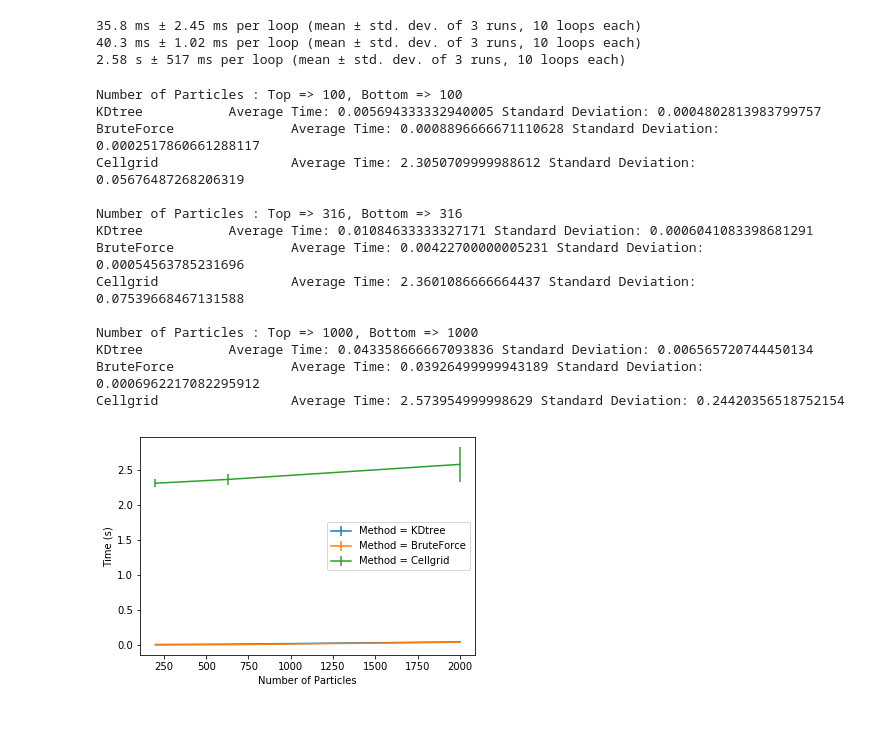
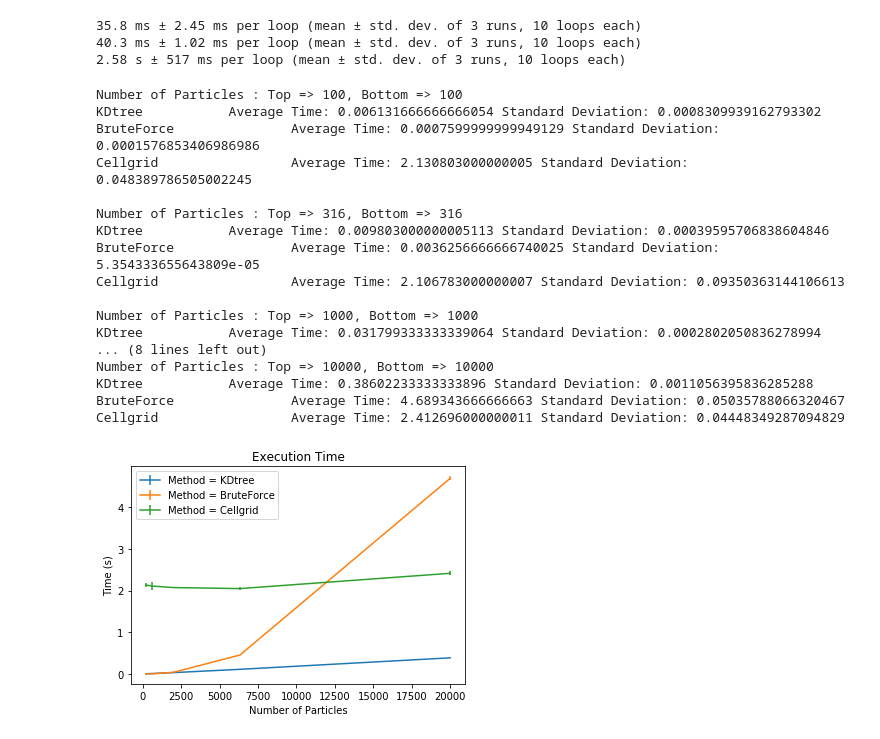
Before and after one commit to seb-buch/Benchmarks_Distance, a Jupyter notebook: Notebooks/BM_Selection_Slab.ipynb, the cells around one changed output. Drawn from its saved outputs; the diff is of its cells as text; code cells hidden in the pictures.

```diff
--- a/Notebooks/BM_Selection_Slab.ipynb
+++ b/Notebooks/BM_Selection_Slab.ipynb
@@ -69,7 +69,7 @@ box = np.array([100,100,100,90,90,90],dtype=np.float32)
 slabheight = box[2]/2.
 new_box = box.copy()
 new_box[2] = slabheight
-N = np.logspace(2,3,num=3,dtype='int32') #Both Nprotein,Nsolvent
+N = np.logspace(2,4,num=5,dtype='int32') #Both Nprotein,Nsolvent
 maxdist = 6.0
 # %%
 ##Benchmarks
@@ -90,29 +90,33 @@ for idx,value in enumerate(N):
     print()
 # %% [output]
 Number of Particles : Top => 100, Bottom => 100
-KDtree           Average Time: 0.005694333332940005 Standard Deviation: 0.0004802813983799757
-BruteForce               Average Time: 0.0008896666671110628 Standard Deviation: 0.0002517860661288117
-Cellgrid                 Average Time: 2.3050709999988612 Standard Deviation: 0.05676487268206319
+KDtree           Average Time: 0.006131666666666054 Standard Deviation: 0.0008309939162793302
+BruteForce               Average Time: 0.0007599999999949129 Standard Deviation: 0.0001576853406986986
+Cellgrid                 Average Time: 2.130803000000005 Standard Deviation: 0.048389786505002245
 
 Number of Particles : Top => 316, Bottom => 316
-KDtree           Average Time: 0.01084633333327171 Standard Deviation: 0.0006041083398681291
-BruteForce               Average Time: 0.00422700000005231 Standard Deviation: 0.00054563785231696
-Cellgrid                 Average Time: 2.3601086666664437 Standard Deviation: 0.07539668467131588
+KDtree           Average Time: 0.009803000000005113 Standard Deviation: 0.00039595706838604846
+BruteForce               Average Time: 0.0036256666666740025 Standard Deviation: 5.354333655643809e-05
+Cellgrid                 Average Time: 2.106783000000007 Standard Deviation: 0.09350363144106613
 
 Number of Particles : Top => 1000, Bottom => 1000
-KDtree           Average Time: 0.043358666667093836 Standard Deviation: 0.006565720744450134
-BruteForce               Average Time: 0.03926499999943189 Standard Deviation: 0.0006962217082295912
-Cellgrid                 Average Time: 2.573954999998629 Standard Deviation: 0.24420356518752154
+KDtree           Average Time: 0.031799333333339064 Standard Deviation: 0.0002802050836278994
+... (8 lines left out)
+Number of Particles : Top => 10000, Bottom => 10000
+KDtree           Average Time: 0.38602233333333896 Standard Deviation: 0.0011056395836285288
+BruteForce               Average Time: 4.689343666666663 Standard Deviation: 0.05035788066320467
+Cellgrid                 Average Time: 2.412696000000011 Standard Deviation: 0.04448349287094829
 # %%
 import matplotlib
 import matplotlib.pyplot as plt
 # %%
 ##Plots for visual comparison
 for key in func_dict:
     avg_time,sd = np.array(func_dict[key][1],dtype=np.float32)[:,0],np.array(func_dict[key][1],dtype=np.float32)[:,1]
     plt.errorbar(N*2,avg_time,yerr=sd,label='Method = {}'.format(key))
     plt.legend()
     plt.xlabel('Number of Particles')
     plt.ylabel('Time (s)')
+    plt.title('Execution Time')
 # %% [output]
-[figure, old version]
+[figure, new version]
```
Also changed, not shown: parts of 4 cells of this notebook, 2 other files.
